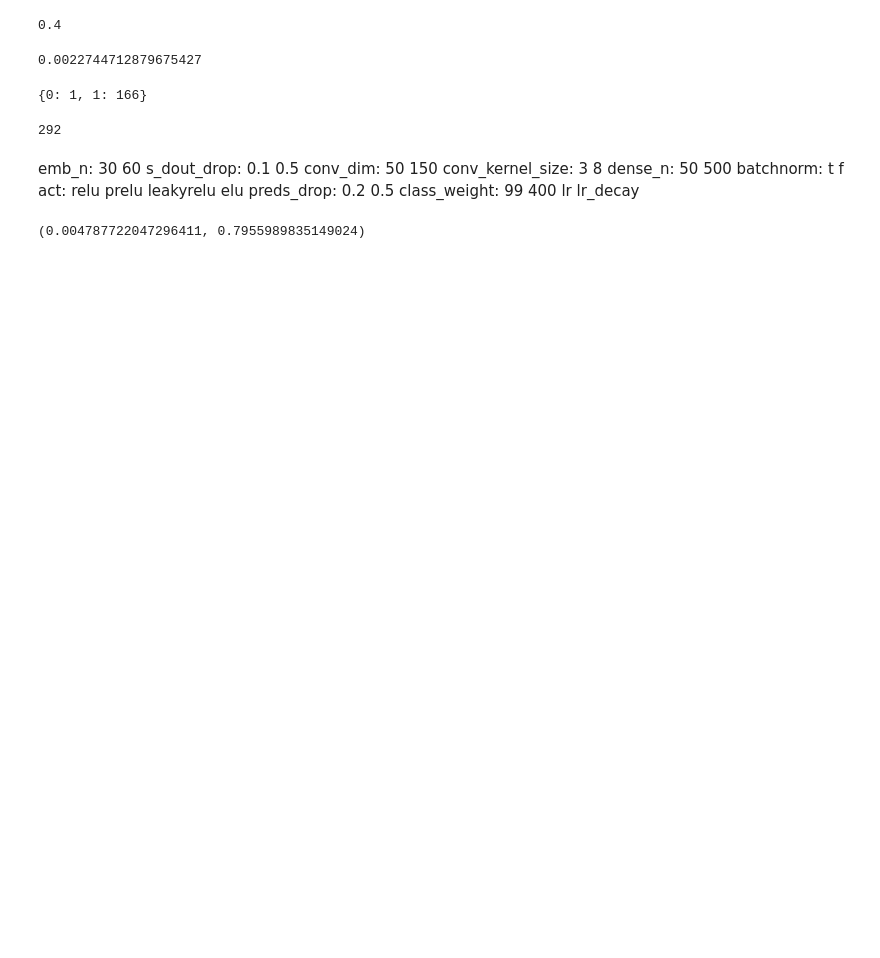
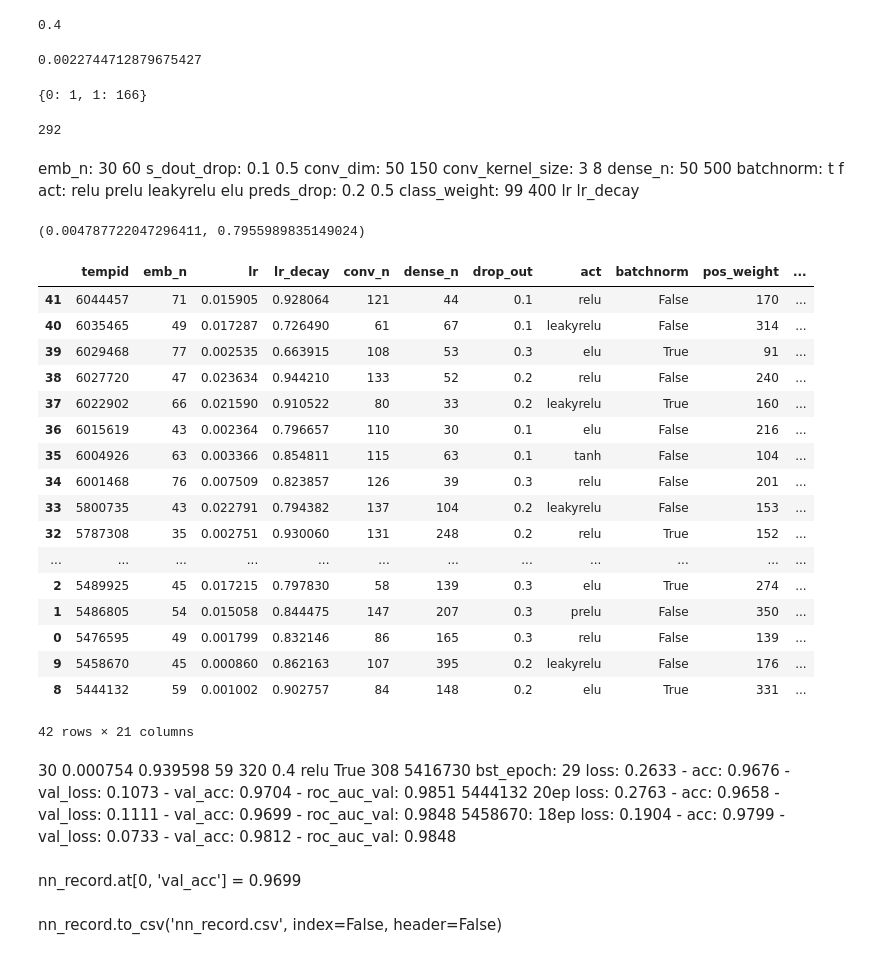
Before and after one commit to wluo-personal/Kaggle, a Jupyter notebook: talkingdata/sc/NN.ipynb, the cells around one changed output. Drawn from its saved outputs; the diff is of its cells as text; code cells hidden in the pictures; blank space fills up the shorter version.

```diff
--- a/talkingdata/sc/NN.ipynb
+++ b/talkingdata/sc/NN.ipynb
@@ -763,0 +766,35 @@ lr, lr_decay
+# %%
+nn_record = pd.read_csv('nn_record.csv',
+                        names=['tempid', 'emb_n', 'lr', 'lr_decay', 'conv_n', 'dense_n', \
+                               'drop_out', 'act', 'batchnorm', 'pos_weight', 'NA1','NA2','seed', \
+                               'time','mode', 'bst_epoch', 'trn_loss', 'trn_acc', 'val_loss', 'val_acc', 'val_auc']).sort_values(by='tempid', ascending=False)
+# %%
+nn_record
+# %% [output]
+|  | tempid | emb_n | lr | lr_decay | conv_n | dense_n | drop_out | act | batchnorm | pos_weight | ... |
+| 41 | 6044457 | 71 | 0.015905 | 0.928064 | 121 | 44 | 0.1 | relu | False | 170 | ... |
+| 40 | 6035465 | 49 | 0.017287 | 0.726490 | 61 | 67 | 0.1 | leakyrelu | False | 314 | ... |
+| 39 | 6029468 | 77 | 0.002535 | 0.663915 | 108 | 53 | 0.3 | elu | True | 91 | ... |
+| 38 | 6027720 | 47 | 0.023634 | 0.944210 | 133 | 52 | 0.2 | relu | False | 240 | ... |
+| 37 | 6022902 | 66 | 0.021590 | 0.910522 | 80 | 33 | 0.2 | leakyrelu | True | 160 | ... |
+| 36 | 6015619 | 43 | 0.002364 | 0.796657 | 110 | 30 | 0.1 | elu | False | 216 | ... |
+| 35 | 6004926 | 63 | 0.003366 | 0.854811 | 115 | 63 | 0.1 | tanh | False | 104 | ... |
+| 34 | 6001468 | 76 | 0.007509 | 0.823857 | 126 | 39 | 0.3 | relu | False | 201 | ... |
+| 33 | 5800735 | 43 | 0.022791 | 0.794382 | 137 | 104 | 0.2 | leakyrelu | False | 153 | ... |
+| 32 | 5787308 | 35 | 0.002751 | 0.930060 | 131 | 248 | 0.2 | relu | True | 152 | ... |
+| ... | ... | ... | ... | ... | ... | ... | ... | ... | ... | ... | ... |
+| 2 | 5489925 | 45 | 0.017215 | 0.797830 | 58 | 139 | 0.3 | elu | True | 274 | ... |
+| 1 | 5486805 | 54 | 0.015058 | 0.844475 | 147 | 207 | 0.3 | prelu | False | 350 | ... |
+| 0 | 5476595 | 49 | 0.001799 | 0.832146 | 86 | 165 | 0.3 | relu | False | 139 | ... |
+| 9 | 5458670 | 45 | 0.000860 | 0.862163 | 107 | 395 | 0.2 | leakyrelu | False | 176 | ... |
+| 8 | 5444132 | 59 | 0.001002 | 0.902757 | 84 | 148 | 0.2 | elu | True | 331 | ... |
+42 rows × 21 columns
+# %% [markdown]
+30	0.000754	0.939598	59	320	0.4	relu	True	308
+5416730 bst_epoch: 29 loss: 0.2633 - acc: 0.9676 - val_loss: 0.1073 - val_acc: 0.9704 - roc_auc_val: 0.9851
+5444132 20ep loss: 0.2763 - acc: 0.9658 - val_loss: 0.1111 - val_acc: 0.9699 - roc_auc_val: 0.9848
+5458670: 18ep loss: 0.1904 - acc: 0.9799 - val_loss: 0.0733 - val_acc: 0.9812 - roc_auc_val: 0.9848
+# %% [markdown]
+nn_record.at[0, 'val_acc'] = 0.9699
+# %% [markdown]
+nn_record.to_csv('nn_record.csv', index=False, header=False)
```
Also changed, not shown: parts of 15 cells of this notebook, 41 other files.
